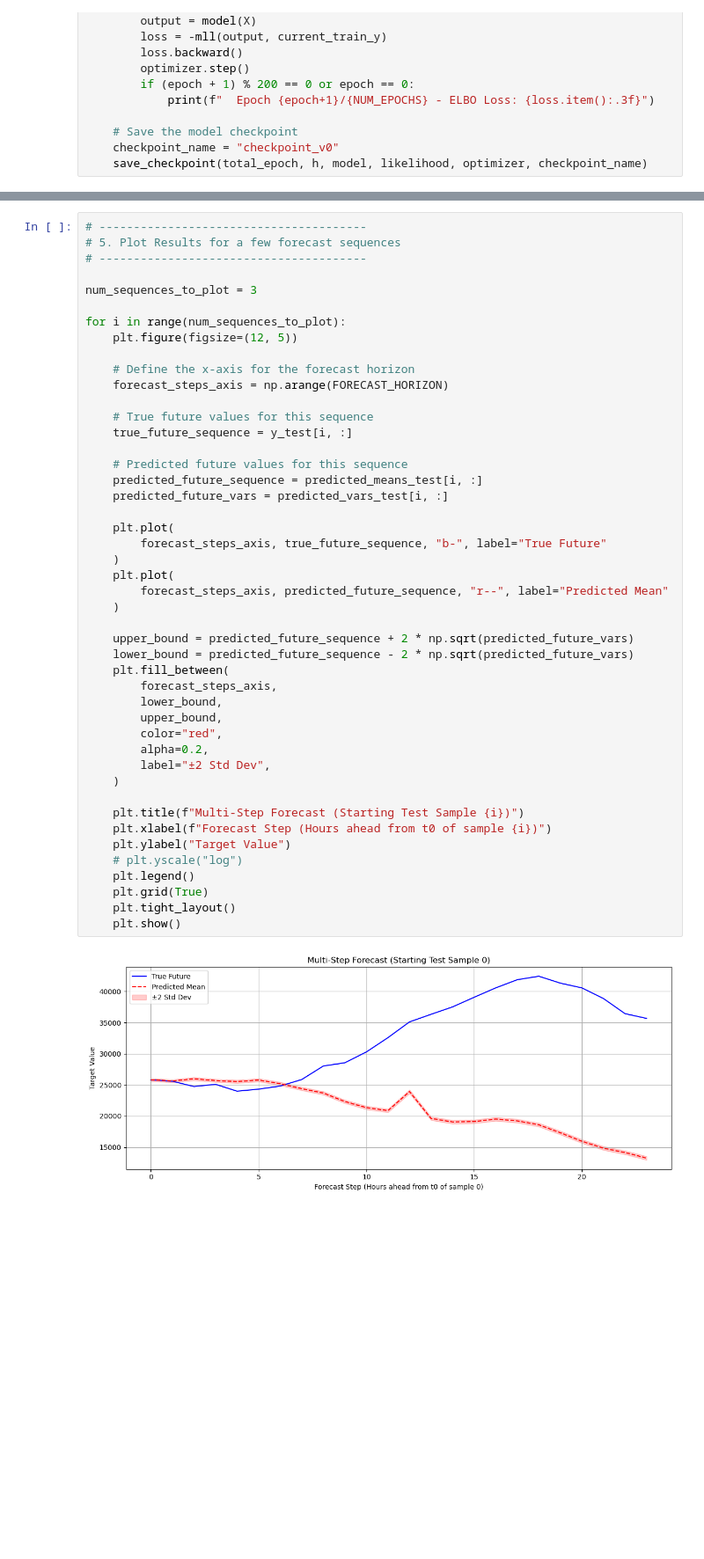
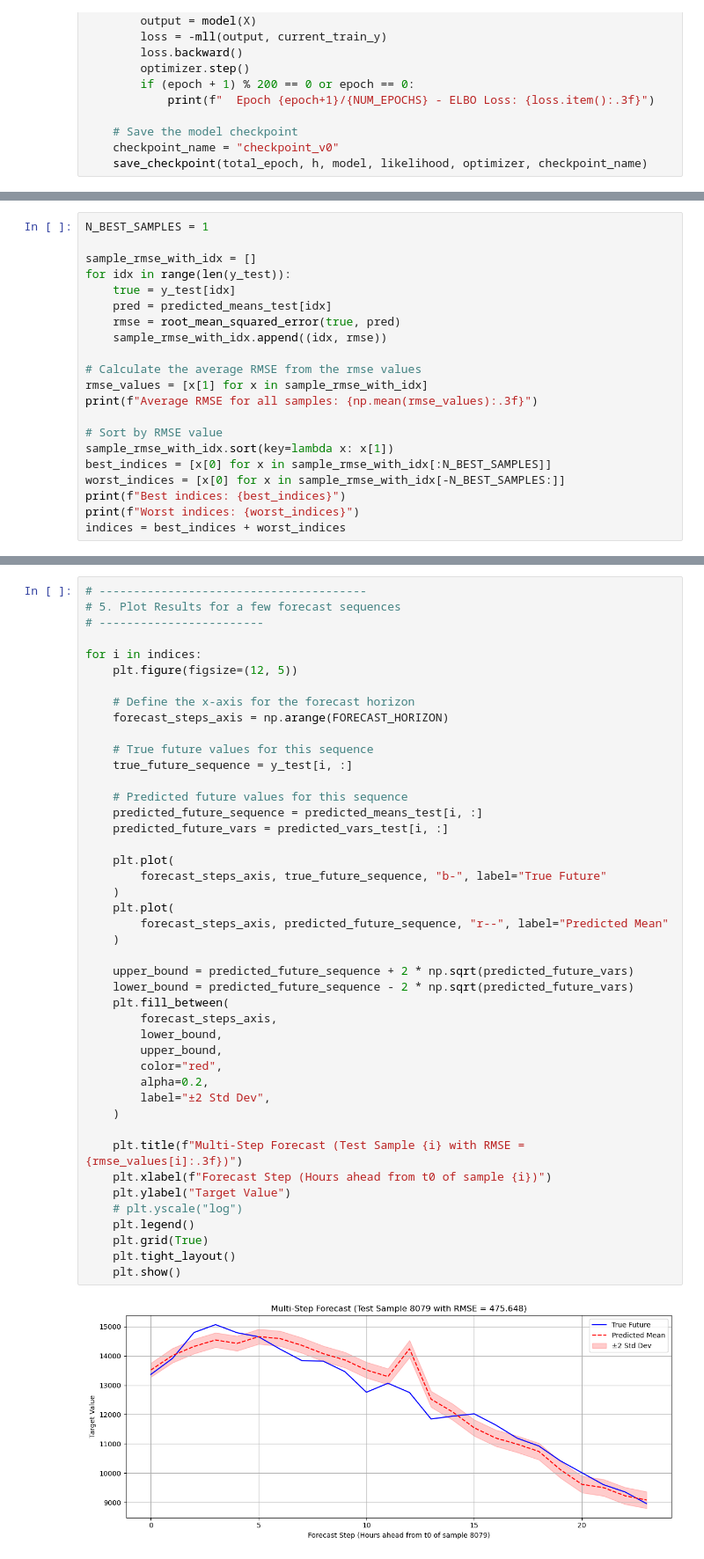
Before and after one commit to timoluebbing/WindPowerForecasting, a Jupyter notebook: experiments/approximateGP.ipynb, the cells around one changed output, grey strips where cells are left out. Shown at 88% size. Saved outputs shown, nothing was run; the diff lists cells and outputs as text; blank space fills up the shorter version.

Commit message:
plot best vs worst 24 hour forecasts

```diff
--- a/experiments/approximateGP.ipynb
+++ b/experiments/approximateGP.ipynb
@@ -336,3 +336,24 @@ Predicted means shape: (8713, 24)
 True test Y shape: (8713, 24)
 Average Test RMSE across horizon: 6268.734
 [figure]
+# %%
+N_BEST_SAMPLES = 1
+
+sample_rmse_with_idx = []
+for idx in range(len(y_test)):
+    true = y_test[idx]
+    pred = predicted_means_test[idx]
+    rmse = root_mean_squared_error(true, pred)
+    sample_rmse_with_idx.append((idx, rmse))
+
+# Calculate the average RMSE from the rmse values
+rmse_values = [x[1] for x in sample_rmse_with_idx]
+print(f"Average RMSE for all samples: {np.mean(rmse_values):.3f}")
+
+# Sort by RMSE value
+sample_rmse_with_idx.sort(key=lambda x: x[1])
+best_indices = [x[0] for x in sample_rmse_with_idx[:N_BEST_SAMPLES]]
+worst_indices = [x[0] for x in sample_rmse_with_idx[-N_BEST_SAMPLES:]]
+print(f"Best indices: {best_indices}")
+print(f"Worst indices: {worst_indices}")
+indices = best_indices + worst_indices
@@ -339,11 +364,9 @@ Average Test RMSE across horizon: 6268.734
 # %%
 # ---------------------------------------
 # 5. Plot Results for a few forecast sequences
-# ---------------------------------------
+# ------------------------
 
-num_sequences_to_plot = 3
-
-for i in range(num_sequences_to_plot):
+for i in indices:
     plt.figure(figsize=(12, 5))
 
     # Define the x-axis for the forecast horizon
@@ -355,32 +378,32 @@ for i in range(num_sequences_to_plot):
     # Predicted future values for this sequence
     predicted_future_sequence = predicted_means_test[i, :]
     predicted_future_vars = predicted_vars_test[i, :]
 
     plt.plot(
         forecast_steps_axis, true_future_sequence, "b-", label="True Future"
     )
     plt.plot(
         forecast_steps_axis, predicted_future_sequence, "r--", label="Predicted Mean"
     )
 
     upper_bound = predicted_future_sequence + 2 * np.sqrt(predicted_future_vars)
     lower_bound = predicted_future_sequence - 2 * np.sqrt(predicted_future_vars)
     plt.fill_between(
         forecast_steps_axis,
         lower_bound,
         upper_bound,
         color="red",
         alpha=0.2,
         label="±2 Std Dev",
     )
 
-    plt.title(f"Multi-Step Forecast (Starting Test Sample {i})")
+    plt.title(f"Multi-Step Forecast (Test Sample {i} with RMSE = {rmse_values[i]:.3f})")
     plt.xlabel(f"Forecast Step (Hours ahead from t0 of sample {i})")
     plt.ylabel("Target Value")
     # plt.yscale("log")
     plt.legend()
     plt.grid(True)
     plt.tight_layout()
     plt.show()
 # %% [output]
-[figure, old version]
+[figure, new version]
```
Also changed, not shown: parts of 2 cells of this notebook, 1 other file.
